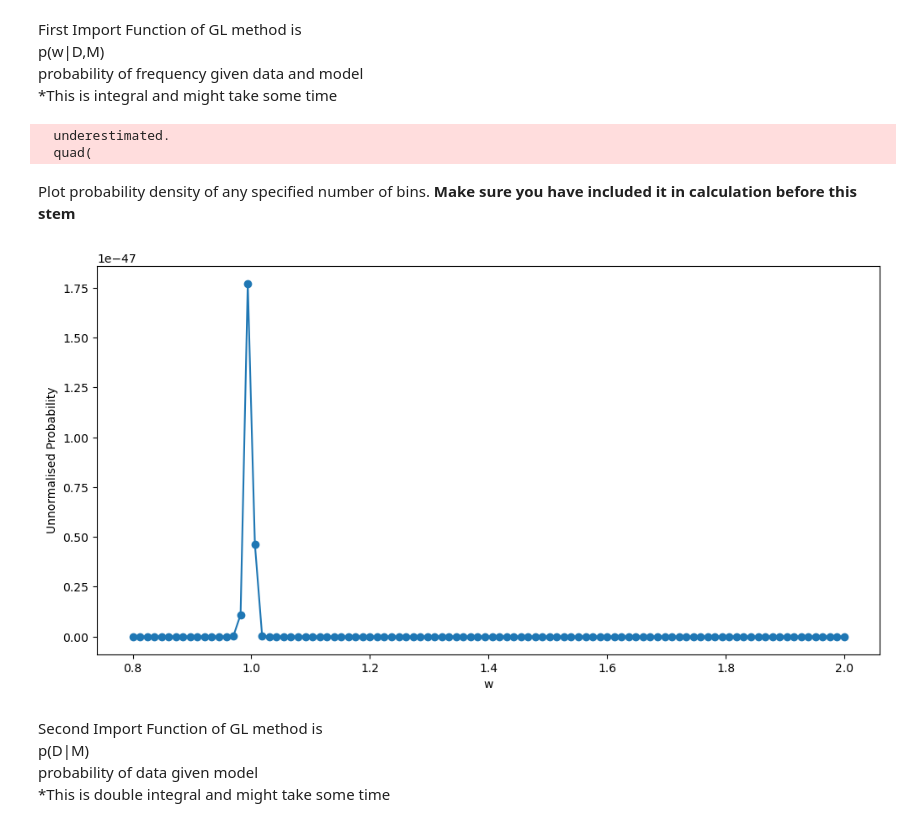
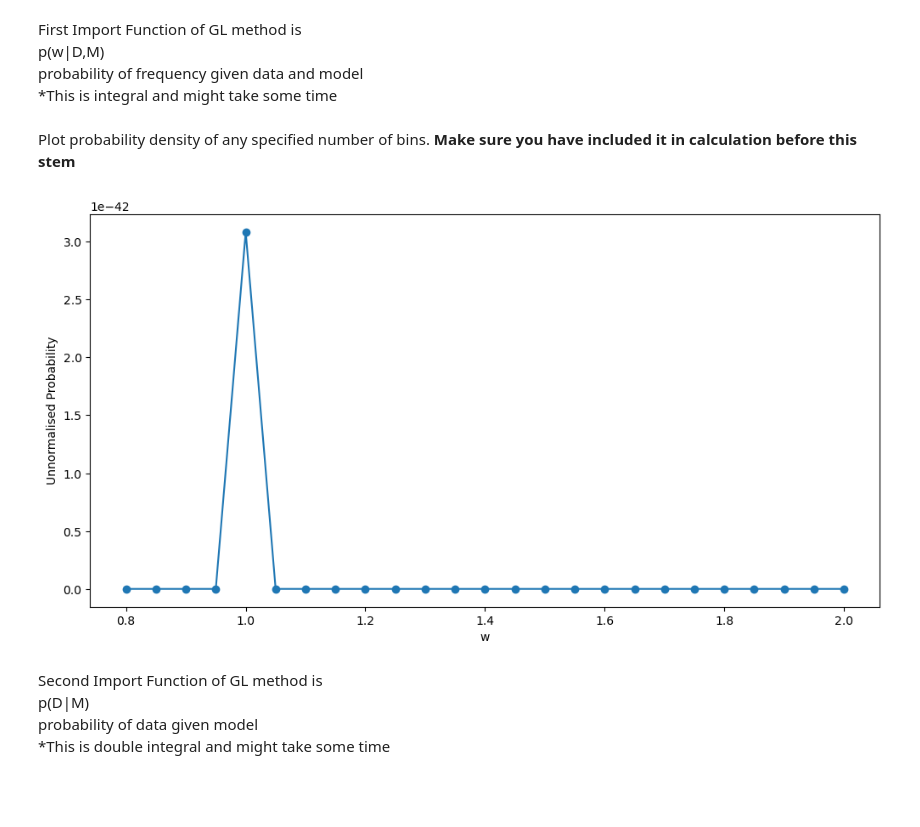
Before and after one commit to RiteshBalayan/Gregory-lorendo-Method, a Jupyter notebook: Note_book.ipynb, the cells around one changed output. Saved outputs shown, nothing was run; the diff lists cells and outputs as text; code cells hidden in the pictures; blank space fills up the shorter version.

```diff
--- a/Note_book.ipynb
+++ b/Note_book.ipynb
@@ -11,9 +10,9 @@ import matplotlib.pyplot as plt
 # %% [markdown]
 Signal Gnerator will take dictionary as argument with keywords determining paramets of signal to generate.
 # %%
-Data_generator = {'time_range': 10, 'no_data_points': 100, 'sparcity': 0,
-                  'frequency': 1, 'Phase': 1.2, 'Amplitude': 2,
-                  'DC': 5, 'Noise': 1, 'Random_seed': 81, 'asymetry' : 0}
+Data_generator = {'time_range': 300, 'no_data_points': 6000, 'sparcity': 0,
+                  'frequency': 0.3, 'Phase': 1.2, 'Amplitude': 2,
+                  'DC': 10, 'Noise': 2, 'Random_seed': 29, 'asymetry' : 0}
 # %%
 #Instantiating the class of function generator with given parameters
 ssg = SignalGenerator(Data_generator)
@@ -46,7 +45,7 @@ First column is time stamp, Second is flux and Third is expected Noise
 # %% [markdown]
 GLMethod Class with take two arguments, Data and Priors. Data is numpy arrray with three column and Priors in Dictionary with Six priors
 # %%
-Priors = {'bins': 7, 'rmin': 5, 'rmax': 10, 'w_min': 0.8, 'w_max': 2, 'w_resolution': 100}
+Priors = {'bins': 7, 'rmin': 2, 'rmax': 18, 'w_min': 0.8, 'w_max': 2, 'w_resolution': 25}
 #Bins is resolution of GL function
 #rmin and rmax are range of flux to scan
 #w_min and w_max are range of frequencty to scan
@@ -80,18 +79,16 @@ p(w|D,M) <br>
 probability of frequency given data and model<br>
 *This is integral and might take some time
 # %%
-#Class method to calculate Integral.
+#Class method to calculate Integral(Likelihoof of frequency in all GL Models)
 pc.Pw_dm()
-# %% [output]
-  underestimated.
-  quad(
 # %% [markdown]
 Plot probability density of any specified number of bins. <b>
 Make sure you have included it in calculation before this stem
 # %%
-pc.plot_Pw_m(2)
+#before this plot Pw_dm method should be exicuted.
+pc.plot_Pw_m(5)
 # %% [output]
-[figure, old version]
+[figure, new version]
 # %% [markdown]
 Second Import Function of GL method is <br>
 p(D|M) <br>
```
Also changed, not shown: parts of 10 cells of this notebook.
